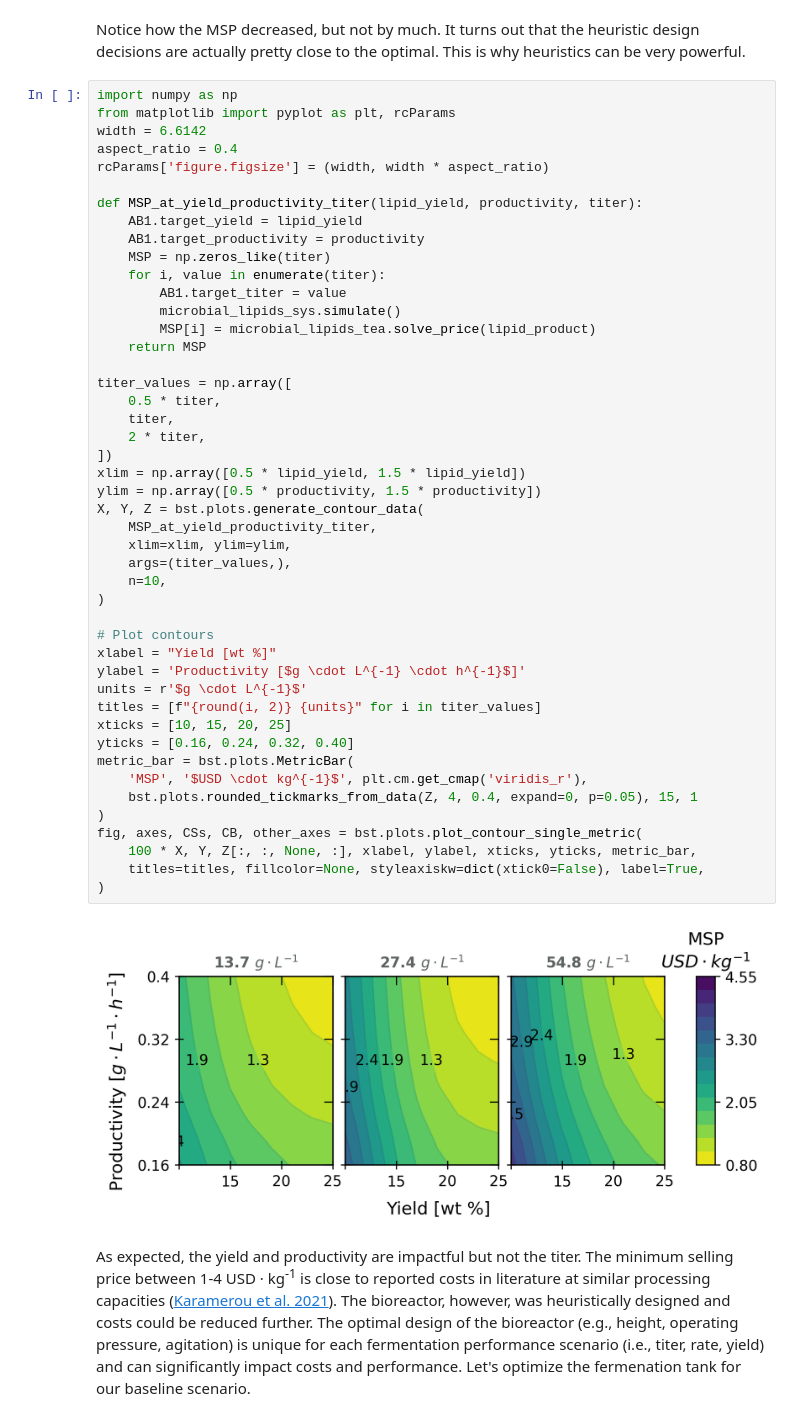
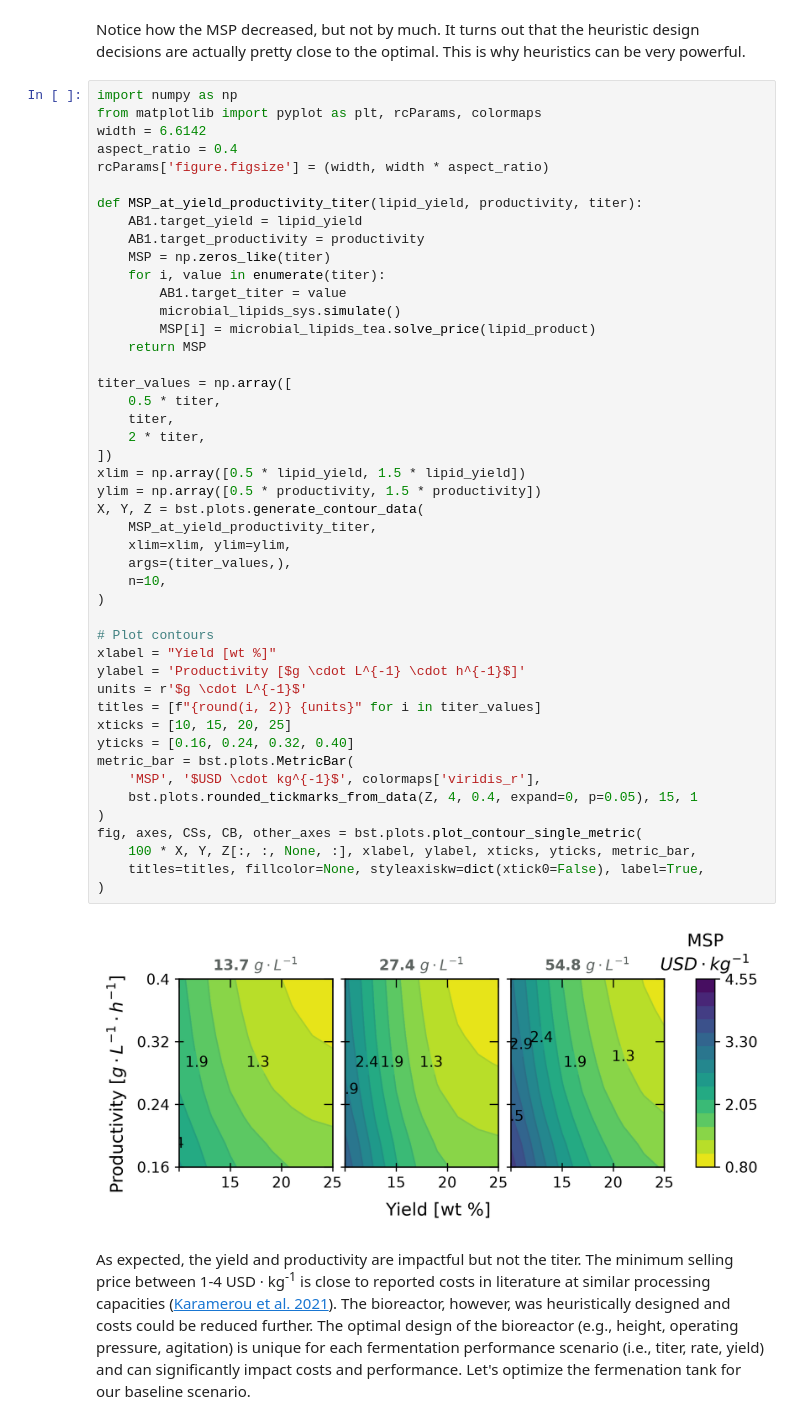
Before and after one commit to BioSTEAMDevelopmentGroup/How2STEAM, a Jupyter notebook: case_studies/Aerated_bioreactor_design.ipynb, the cells around one changed output. Drawn from its saved outputs; the diff is of its cells as text.

```diff
--- a/case_studies/Aerated_bioreactor_design.ipynb
+++ b/case_studies/Aerated_bioreactor_design.ipynb
@@ -357,7 +357,7 @@ Length to diameter: 4.59
 Notice how the MSP decreased, but not by much. It turns out that the heuristic design decisions are actually pretty close to the optimal. This is why heuristics can be very powerful.
 # %%
 import numpy as np
-from matplotlib import pyplot as plt, rcParams
+from matplotlib import pyplot as plt, rcParams, colormaps
 width = 6.6142
 aspect_ratio = 0.4
 rcParams['figure.figsize'] = (width, width * aspect_ratio)
@@ -374,34 +374,34 @@ def MSP_at_yield_productivity_titer(lipid_yield, productivity, titer):
 
 titer_values = np.array([
     0.5 * titer,
     titer,
     2 * titer,
 ])
 xlim = np.array([0.5 * lipid_yield, 1.5 * lipid_yield])
 ylim = np.array([0.5 * productivity, 1.5 * productivity])
 X, Y, Z = bst.plots.generate_contour_data(
     MSP_at_yield_productivity_titer,
     xlim=xlim, ylim=ylim,
     args=(titer_values,),
     n=10,
 )
 
 # Plot contours
 xlabel = "Yield [wt %]"
 ylabel = 'Productivity [$g \cdot L^{-1} \cdot h^{-1}$]'
 units = r'$g \cdot L^{-1}$'
 titles = [f"{round(i, 2)} {units}" for i in titer_values]
 xticks = [10, 15, 20, 25]
 yticks = [0.16, 0.24, 0.32, 0.40]
 metric_bar = bst.plots.MetricBar(
-    'MSP', '$USD \cdot kg^{-1}$', plt.cm.get_cmap('viridis_r'),
+    'MSP', '$USD \cdot kg^{-1}$', colormaps['viridis_r'],
     bst.plots.rounded_tickmarks_from_data(Z, 4, 0.4, expand=0, p=0.05), 15, 1
 )
 fig, axes, CSs, CB, other_axes = bst.plots.plot_contour_single_metric(
     100 * X, Y, Z[:, :, None, :], xlabel, ylabel, xticks, yticks, metric_bar,
     titles=titles, fillcolor=None, styleaxiskw=dict(xtick0=False), label=True,
 )
 # %% [output]
-[figure, old version]
+[figure, new version]
 # %% [markdown]
 As expected, the yield and productivity are impactful but not the titer. The minimum selling price between 1-4 USD &middot; kg<sup>-1</sup> is close to reported costs in literature at similar processing capacities ([Karamerou et al. 2021](https://pmc.ncbi.nlm.nih.gov/articles/PMC7934523/)). The bioreactor, however, was heuristically designed and costs could be reduced further. The optimal design of the bioreactor (e.g., height, operating pressure, agitation) is unique for each fermentation performance scenario (i.e., titer, rate, yield) and can significantly impact costs and performance. Let's optimize the fermenation tank for our baseline scenario.
```
Also changed, not shown: parts of 1 cell of this notebook, 1 other file.
